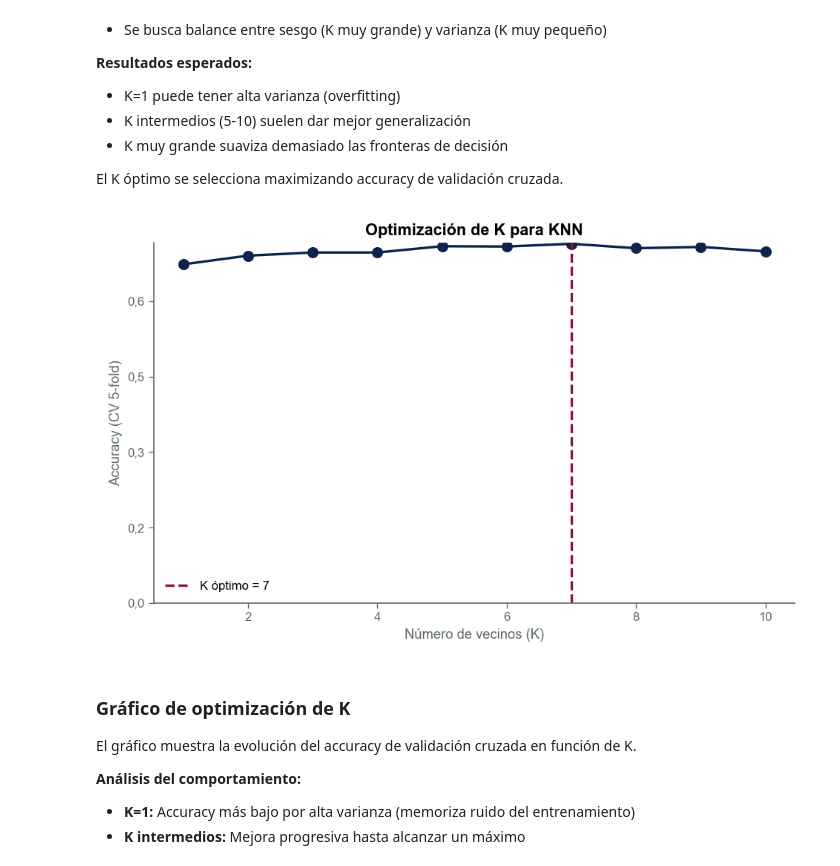
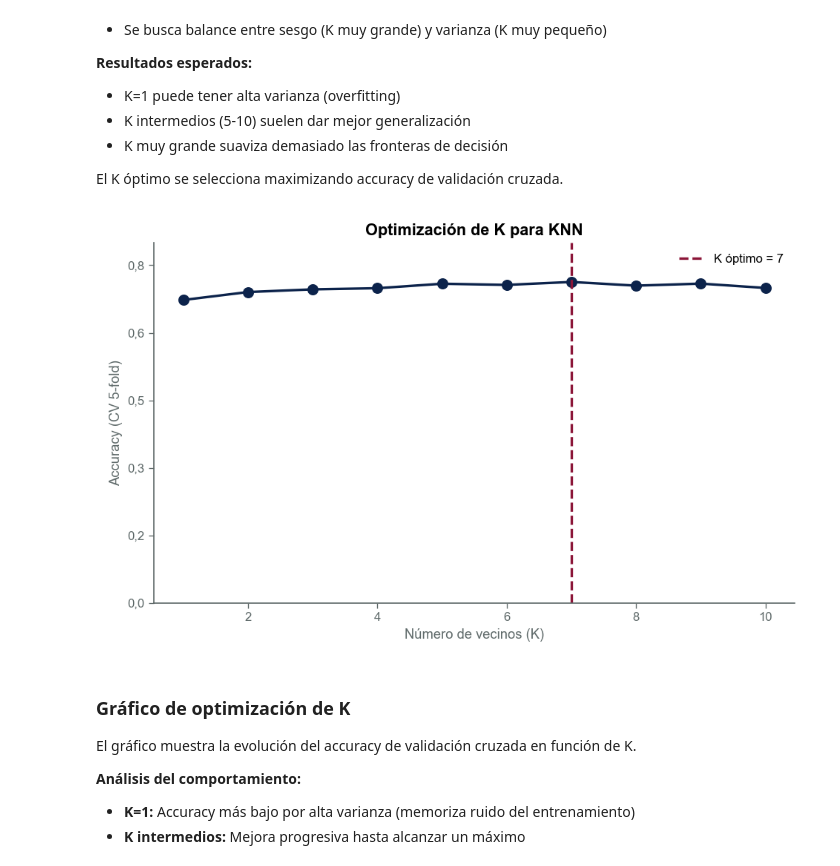
Before and after one commit to paulaleylen/BigDataUBA-Grupo10, a Jupyter notebook: TP3/Program_TP3_Grupo10.ipynb, the cells around one changed output. Cells and saved outputs as stored; diff of their text form; code cells hidden in the pictures.

```diff
--- a/TP3/Program_TP3_Grupo10.ipynb
+++ b/TP3/Program_TP3_Grupo10.ipynb
@@ -615,19 +608,20 @@ El K óptimo se selecciona maximizando accuracy de validación cruzada.
 # %%
 fig, ax = plt.subplots(figsize=(8, 5))
 ax.plot(list(k_vals), cv_scores, marker='o', color=COLORES['azul_uba'])
 ax.axvline(k_opt, color=COLORES['bordo'], linestyle='--', label=f'K óptimo = {k_opt}')
 ax.set_xlabel('Número de vecinos (K)', fontsize=11)
 ax.set_ylabel('Accuracy (CV 5-fold)', fontsize=11)
 ax.set_title('Optimización de K para KNN', fontsize=13, fontweight='bold')
 ax.legend()
 formatear_ejes(ax, y_as='numero')
 forzar_y_cero(ax)
+plt.ylim(0,0.8)
 plt.tight_layout()
 plt.savefig('graficos/knn_k_optimization.png', dpi=300, bbox_inches='tight')
 display(fig)
 plt.close()
 # %% [output]
-[figure, old version]
+[figure, new version]
 # %% [markdown]
 ### Gráfico de optimización de K
 
```
Also changed, not shown: parts of 6 cells of this notebook, 5 other files.
